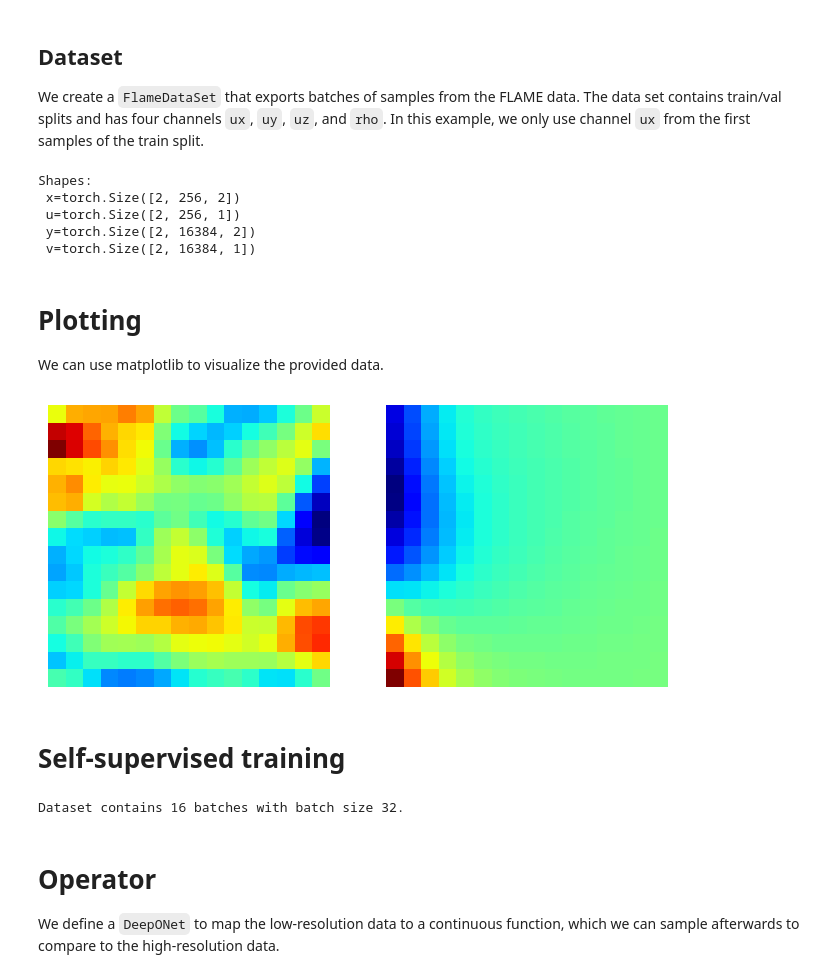
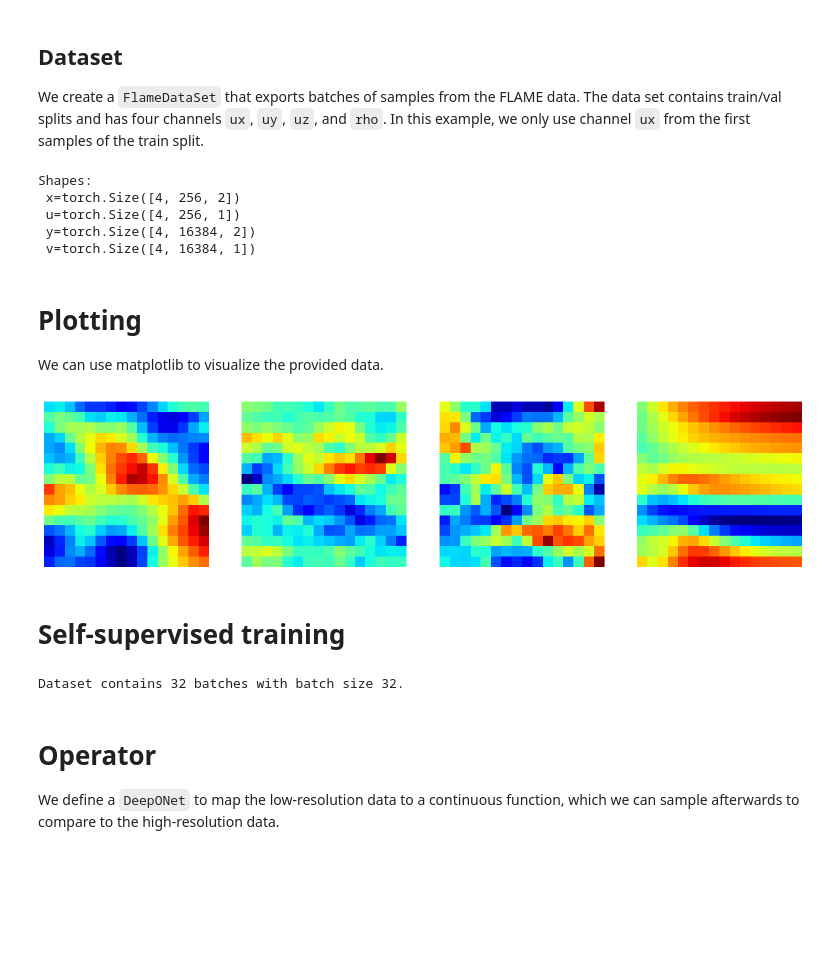
Before and after one commit to aai-institute/continuiti, a Jupyter notebook: notebooks/superresolution.ipynb, the cells around one changed output. Cells and saved outputs as stored; diff of their text form; code cells hidden in the pictures; blank space fills up the shorter version.

```diff
--- a/notebooks/superresolution.ipynb
+++ b/notebooks/superresolution.ipynb
@@ -33,9 +33,9 @@ from the FLAME data. The data set contains train/val splits
 and has four channels `ux`, `uy`, `uz`, and `rho`. In this example,
 we only use channel `ux` from the first samples of the train split.
 # %%
-N = 2
+N = 4
 loader = FlameDataLoader(path='../data/flame')
-flame = FlameDataSet(loader, size=N, split="train", channels=["ux"])
+flame = FlameDataSet(loader, size=N, split="val", channels=["ux"])
 
 # Print shapes of first sample
 first_batch = flame[0]
@@ -43,30 +43,32 @@ x, u, y, v = first_batch
 print(f"Shapes:\n x={x.shape}\n u={u.shape}\n y={y.shape}\n v={v.shape}")
 # %% [output]
 Shapes:
- x=torch.Size([2, 256, 2])
- u=torch.Size([2, 256, 1])
- y=torch.Size([2, 16384, 2])
- v=torch.Size([2, 16384, 1])
+ x=torch.Size([4, 256, 2])
+ u=torch.Size([4, 256, 1])
+ y=torch.Size([4, 16384, 2])
+ v=torch.Size([4, 16384, 1])
 # %% [markdown]
 # Plotting
 
 We can use matplotlib to visualize the provided data.
 # %%
 fig, ax = plt.subplots(1, N, figsize=(4 * N, 4))
+if N == 1:
+    ax = [ax]
 for i in range(N):
     u = first_batch[1][i]
     um = u.reshape((16, 16)).flip(1).T.cpu()
     ms = ax[i].matshow(um, cmap="jet")
     ax[i].axis('off')
 # %% [output]
-[figure, old version]
+[figure, new version]
 # %% [markdown]
 # Self-supervised training
 # %%
 dataset = SelfSupervisedDataSet(flame.x, flame.u, batch_size=32, shuffle=True)
 print(f"Dataset contains {len(dataset)} batches with batch size {dataset.batch_size}.")
 # %% [output]
-Dataset contains 16 batches with batch size 32.
+Dataset contains 32 batches with batch size 32.
 # %% [markdown]
 # Operator
 
```
Also changed, not shown: parts of 4 cells of this notebook, 5 other files.
